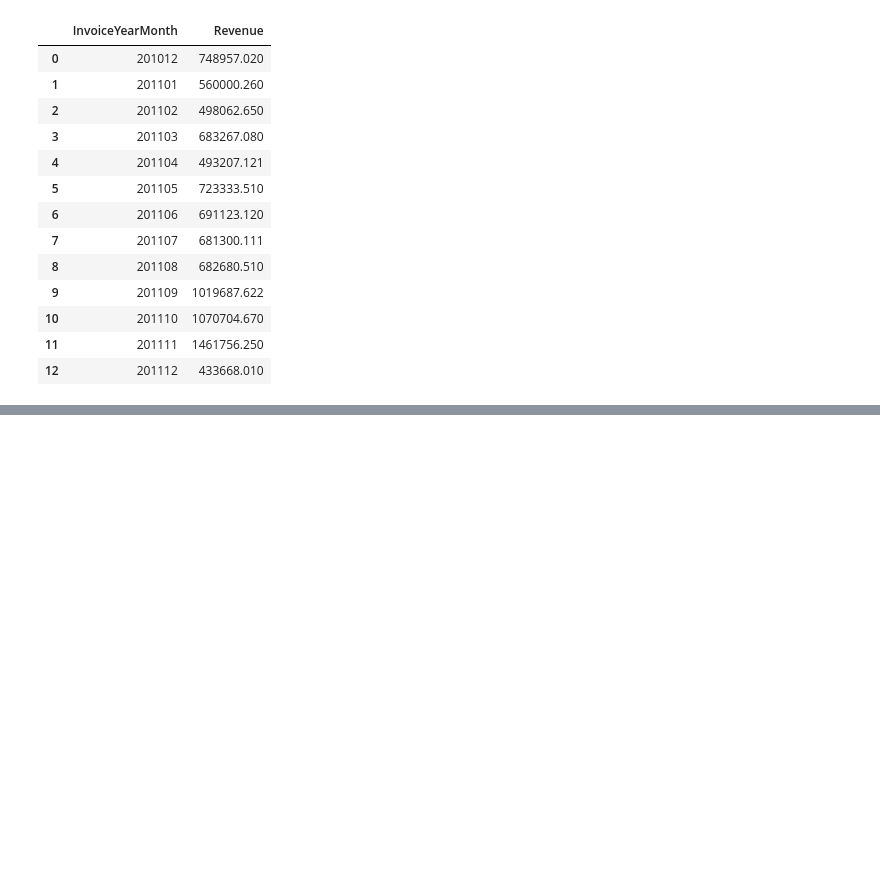
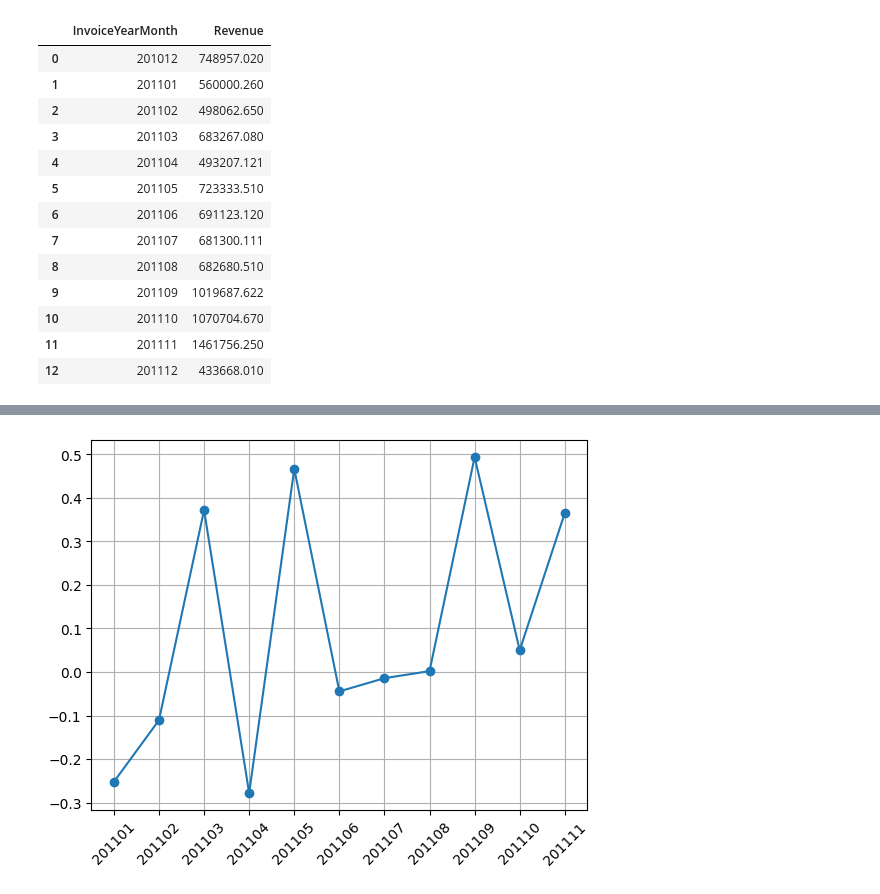
Before and after one commit to farhadspy/Machine-Learning, a Jupyter notebook: OnlineRetail.ipynb, the cells around one changed output, grey strips where cells are left out. Cells and saved outputs as stored; diff of their text form; code cells hidden in the pictures; blank space fills up the shorter version.

```diff
--- a/OnlineRetail.ipynb
+++ b/OnlineRetail.ipynb
@@ -52,0 +53,6 @@ plt.show()
+# %%
+#using pct_change() function to see monthly percentage change
+tx_revenue['MonthlyGrowth'] = tx_revenue['Revenue'].pct_change()
+
+#show first 5 rows
+tx_revenue.head()
@@ -52,0 +66,9 @@ plt.show()
+# %%
+plt.xticks(rotation=45)
+plt.plot(tx_revenue.query('InvoiceYearMonth < 201112')["InvoiceYearMonth"].to_numpy(dtype=str),
+         tx_revenue.query('InvoiceYearMonth < 201112')['MonthlyGrowth'].to_numpy() , marker='o')
+
+plt.grid()
+plt.show()
+# %% [output]
+[figure, added]
```
Also changed, not shown: parts of 3 cells of this notebook.
